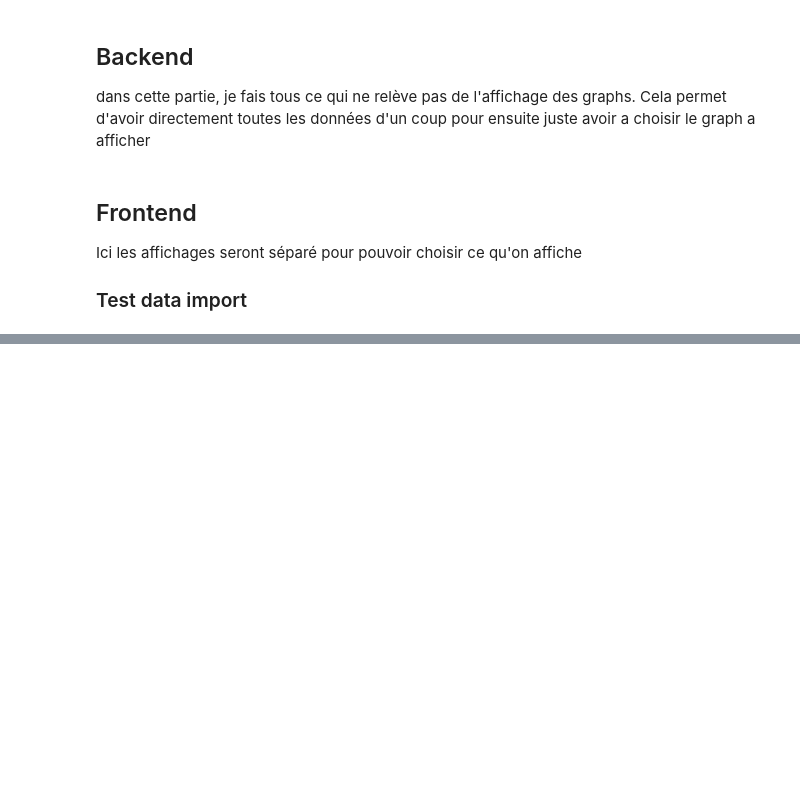
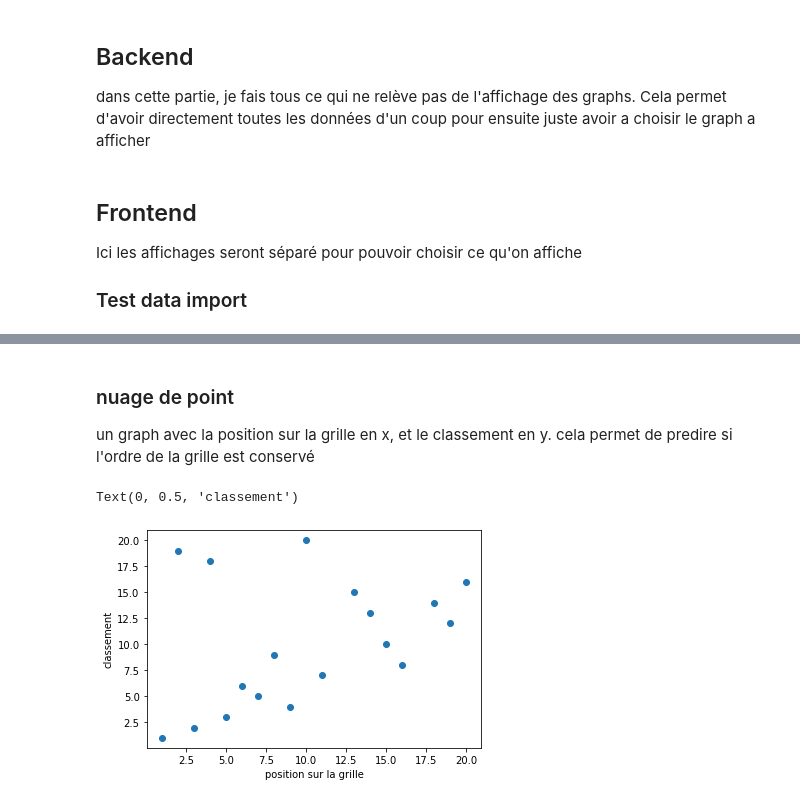
Before and after one commit to shayanekat/FormulaOne, a Jupyter notebook: analyse.ipynb, the cells around one changed output, grey strips where cells are left out. Saved outputs shown, nothing was run; the diff lists cells and outputs as text; code cells hidden in the pictures; blank space fills up the shorter version.

```diff
--- a/analyse.ipynb
+++ b/analyse.ipynb
@@ -98,0 +106,10 @@ Columns: [location, date, ham, rus, ver, per, lec, sai, gas, tsu, ric, nor, oco,
+# %% [markdown]
+### nuage de point
+un graph avec la position sur la grille en x, et le classement en y. cela permet de predire si l'ordre de la grille est conservé
+# %%
+plt.scatter(data_grid, data_result)
+plt.xlabel("position sur la grille")
+plt.ylabel("classement")
+# %% [output]
+Text(0, 0.5, 'classement')
+[figure, added]
```
Also changed, not shown: parts of 4 cells of this notebook, 6 other files.
